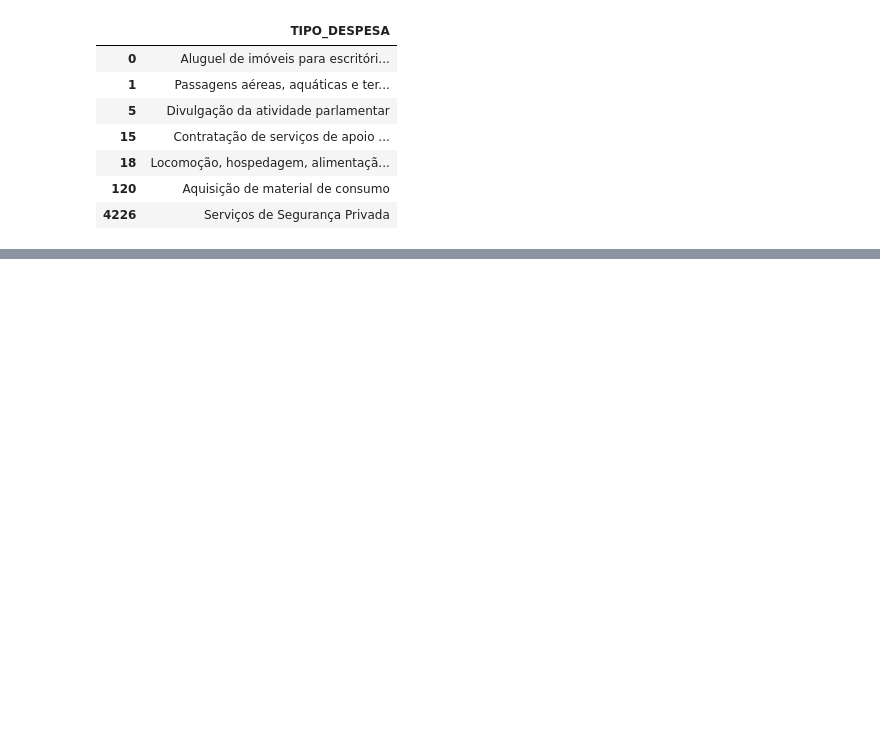
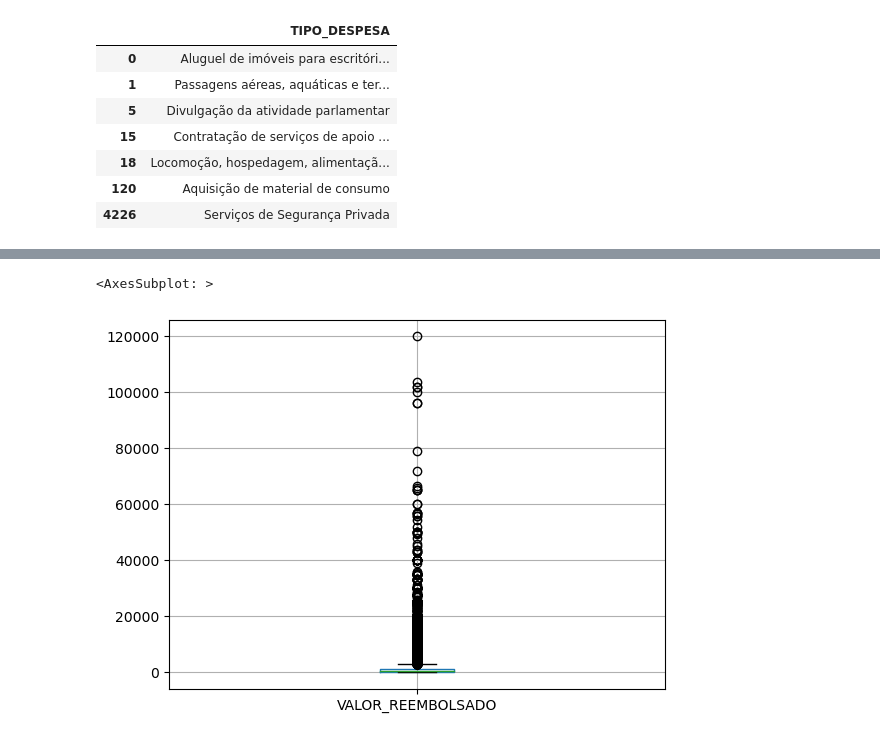
Before and after one commit to ismailymendes/ceaps, a Jupyter notebook: ceaps.ipynb, the cells around one changed output, grey strips where cells are left out. Cells and saved outputs as stored; diff of their text form; code cells hidden in the pictures; blank space fills up the shorter version.

```diff
--- a/ceaps.ipynb
+++ b/ceaps.ipynb
@@ -317,0 +338,9 @@ ceaps[['TIPO_DESPESA']].drop_duplicates()
+# %%
+# Converte o VALOR_REEMBOLSADO para float
+ceaps['VALOR_REEMBOLSADO'] = ceaps['VALOR_REEMBOLSADO'].str.replace(',', '.')
+ceaps['VALOR_REEMBOLSADO'] = ceaps['VALOR_REEMBOLSADO'].apply(float)
+
+# Para visualização dos valores de forma mais humana
+# ceaps['VALOR_REEMBOLSADO'] = ceaps['VALOR_REEMBOLSADO'].map('{:,.2f}'.format).str.replace(',', '~').str.replace('.', ',').str.replace('~', '.')
+
+ceaps.iloc[[40]]
@@ -317,0 +350,5 @@ ceaps[['TIPO_DESPESA']].drop_duplicates()
+# %%
+ceaps[['VALOR_REEMBOLSADO']].boxplot()
+# %% [output]
+<AxesSubplot: >
+[figure, added]
```
Also changed, not shown: parts of 20 cells of this notebook.
